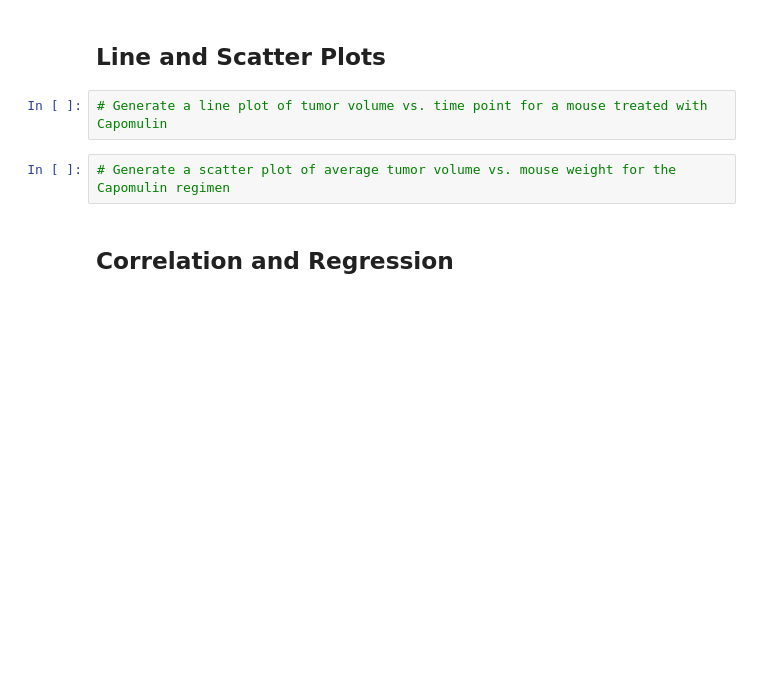
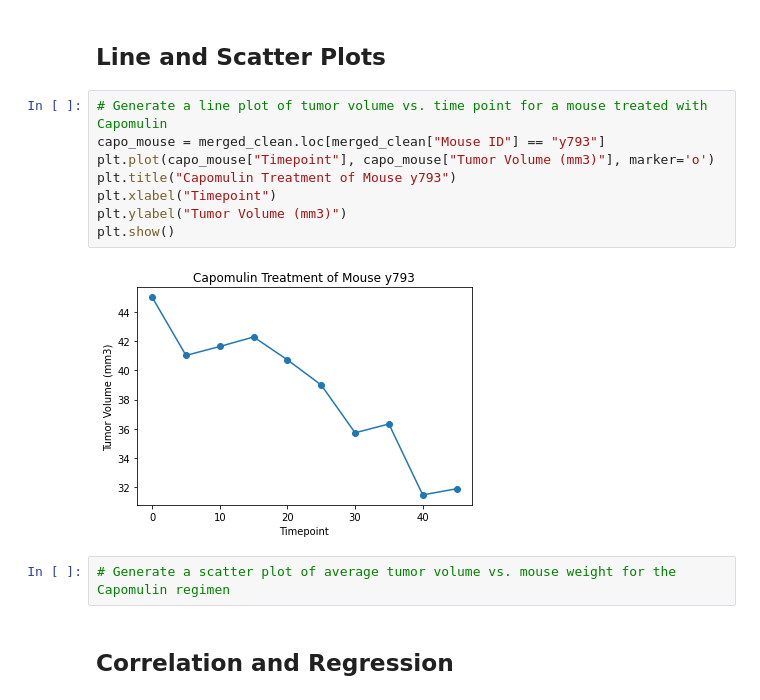
Before and after one commit to JRandle23/Matplotlib-Challenge, a Jupyter notebook: Pymaceuticals/pymaceuticals_starter.ipynb, the cells around one changed output. Drawn from its saved outputs; the diff is of its cells as text; blank space fills up the shorter version.

```diff
--- a/Pymaceuticals/pymaceuticals_starter.ipynb
+++ b/Pymaceuticals/pymaceuticals_starter.ipynb
@@ -266,6 +267,14 @@ Text(0.5, 0, "['Capomulin', 'Ramicane', 'Infubinol', 'Ceftamin']")
 ## Line and Scatter Plots
 # %%
 # Generate a line plot of tumor volume vs. time point for a mouse treated with Capomulin
+capo_mouse = merged_clean.loc[merged_clean["Mouse ID"] == "y793"]
+plt.plot(capo_mouse["Timepoint"], capo_mouse["Tumor Volume (mm3)"], marker='o')
+plt.title("Capomulin Treatment of Mouse y793")
+plt.xlabel("Timepoint")
+plt.ylabel("Tumor Volume (mm3)")
+plt.show()
+# %% [output]
+[figure, added]
 # %%
 # Generate a scatter plot of average tumor volume vs. mouse weight for the Capomulin regimen
 # %% [markdown]
```
Also changed, not shown: parts of 1 cell of this notebook.
